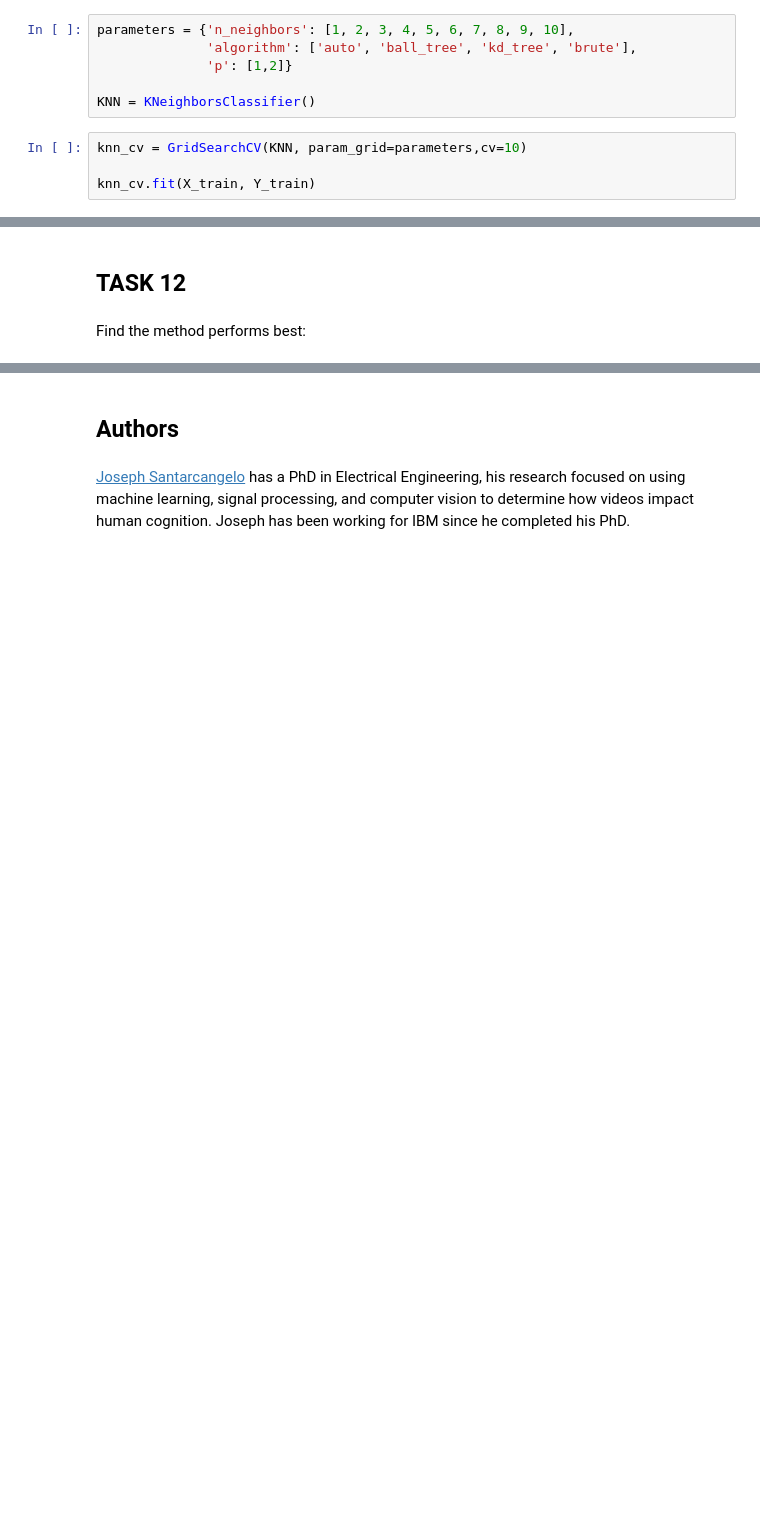
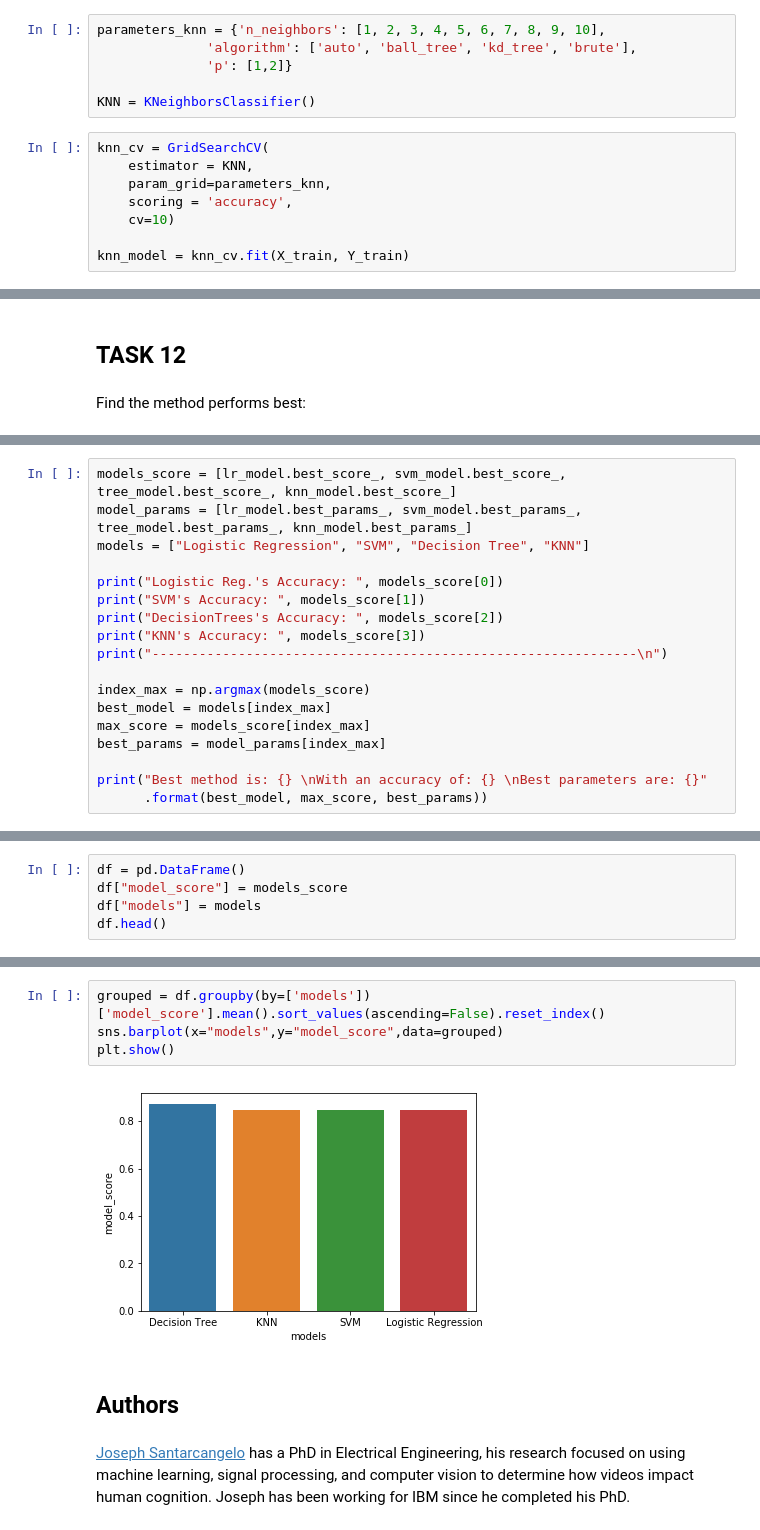
Before and after one commit to Ahmed-M-Osman/IBM-Capstone-Project, a Jupyter notebook: Machine Learning Prediction lab.ipynb, the cells around one changed output, grey strips where cells are left out. Saved outputs shown, nothing was run; the diff lists cells and outputs as text; blank space fills up the shorter version.

```diff
--- a/Machine Learning Prediction lab.ipynb
+++ b/Machine Learning Prediction lab.ipynb
@@ -348,12 +314,16 @@ plot_confusion_matrix(Y_test,yhat)
 # %% [markdown]
 Create a k nearest neighbors object then  create a  <code>GridSearchCV</code> object  <code>knn_cv</code> with cv = 10.  Fit the object to find the best parameters from the dictionary <code>parameters</code>.
 # %%
-parameters = {'n_neighbors': [1, 2, 3, 4, 5, 6, 7, 8, 9, 10],
+parameters_knn = {'n_neighbors': [1, 2, 3, 4, 5, 6, 7, 8, 9, 10],
               'algorithm': ['auto', 'ball_tree', 'kd_tree', 'brute'],
               'p': [1,2]}
 
 KNN = KNeighborsClassifier()
 # %%
-knn_cv = GridSearchCV(KNN, param_grid=parameters,cv=10)
+knn_cv = GridSearchCV(
+    estimator = KNN,
+    param_grid=parameters_knn,
+    scoring = 'accuracy',
+    cv=10)
 
-knn_cv.fit(X_train, Y_train)
+knn_model = knn_cv.fit(X_train, Y_train)
@@ -409,0 +357,18 @@ KNN's Accuracy:  0.8333333333333334
+# %%
+models_score = [lr_model.best_score_, svm_model.best_score_,  tree_model.best_score_, knn_model.best_score_]
+model_params = [lr_model.best_params_, svm_model.best_params_, tree_model.best_params_, knn_model.best_params_]
+models = ["Logistic Regression", "SVM", "Decision Tree", "KNN"]
+
+print("Logistic Reg.'s Accuracy: ", models_score[0])
+print("SVM's Accuracy: ", models_score[1])
+print("DecisionTrees's Accuracy: ", models_score[2])
+print("KNN's Accuracy: ", models_score[3])
+print("--------------------------------------------------------------\n")
+
+index_max = np.argmax(models_score)
+best_model = models[index_max]
+max_score = models_score[index_max]
+best_params = model_params[index_max]
+
+print("Best method is: {} \nWith an accuracy of: {} \nBest parameters are: {}"
+      .format(best_model, max_score, best_params))
@@ -409,0 +388,5 @@ KNN's Accuracy:  0.8333333333333334
+# %%
+df = pd.DataFrame()
+df["model_score"] = models_score
+df["models"] = models
+df.head()
@@ -410,3 +399,9 @@ KNN's Accuracy:  0.8333333333333334
+# %%
+grouped = df.groupby(by=['models'])['model_score'].mean().sort_values(ascending=False).reset_index()
+sns.barplot(x="models",y="model_score",data=grouped)
+plt.show()
+# %% [output]
+[figure, added]
 # %% [markdown]
 ## Authors
 # %% [markdown]
```
Also changed, not shown: parts of 20 cells of this notebook, 7 other files.
